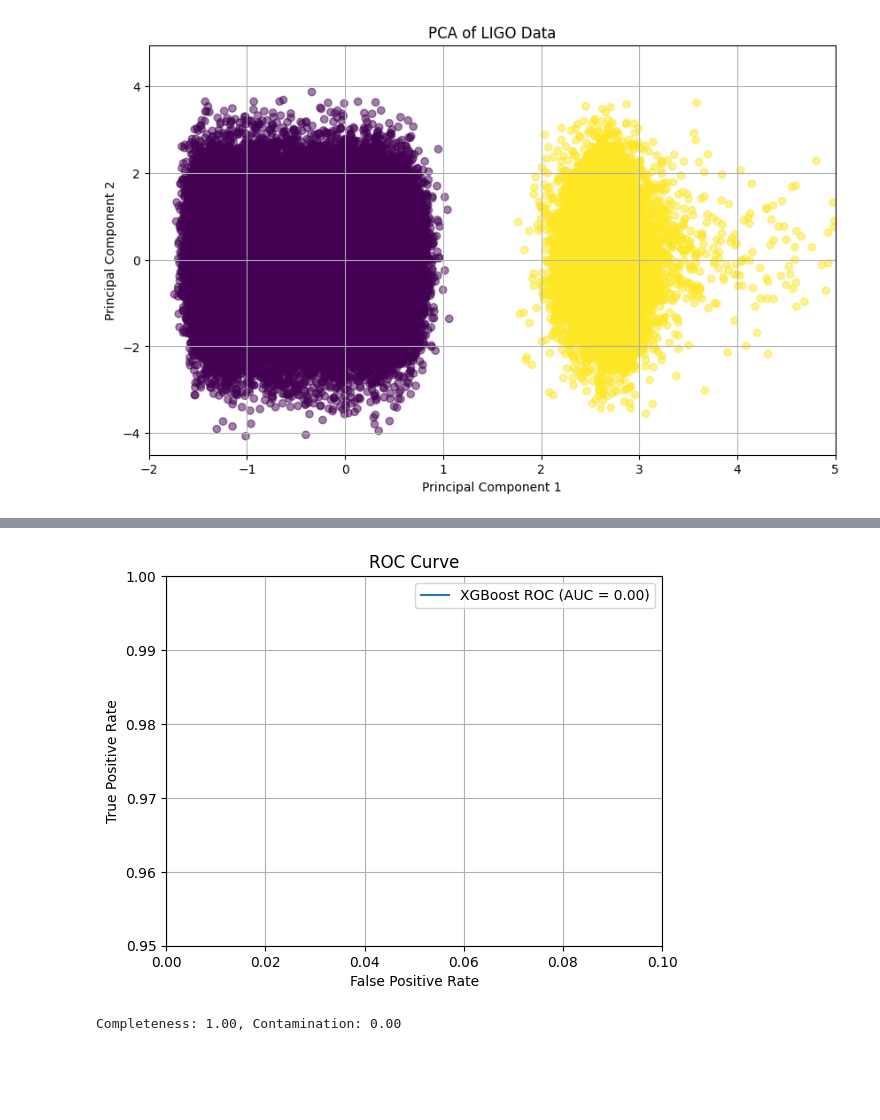
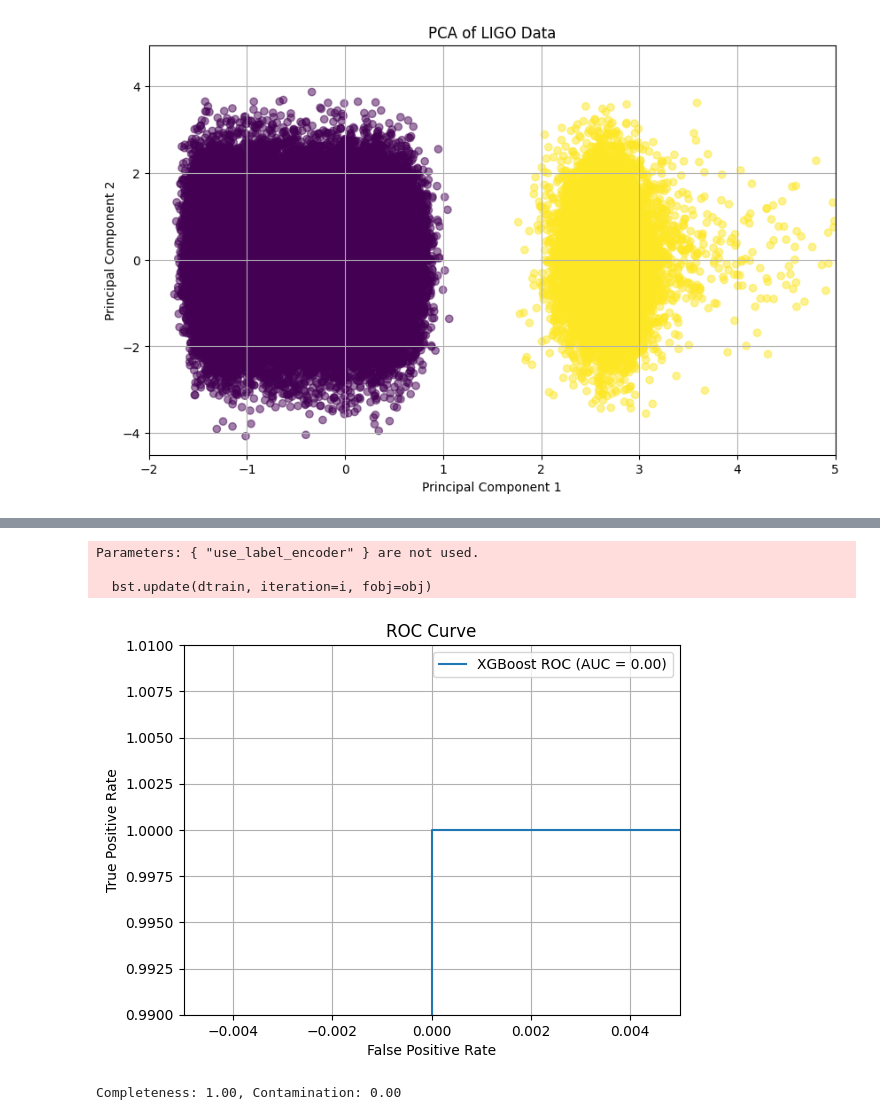
Before and after one commit to oblivion0218/ES_AstroStatistic, a Jupyter notebook: Riccardo_Bossi/lez 20/ligo.ipynb, the cells around one changed output, grey strips where cells are left out. Drawn from its saved outputs; the diff is of its cells as text; code cells hidden in the pictures; blank space fills up the shorter version.

```diff
--- a/Riccardo_Bossi/lez 20/ligo.ipynb
+++ b/Riccardo_Bossi/lez 20/ligo.ipynb
@@ -112,4 +110,4 @@ plt.show()
 # %%
 from sklearn.model_selection import train_test_split
 
-X_train, X_test, y_train, y_test = train_test_split(X_scaled, y, test_size=0.3, stratify=y, random_state=42)
+X_train, X_test, y_train, y_test = train_test_split(df, y, test_size=0.3, stratify=y, random_state=42)
@@ -137,0 +151,27 @@ XGBClassifier(base_score=None, booster=None, callbacks=None,
+# %%
+from sklearn.ensemble import GradientBoostingClassifier
+
+gradboost = GradientBoostingClassifier(n_estimators=300, max_depth=6, learning_rate=0.05,
+                                       subsample=0.8, random_state=42)
+gradboost.fit(X_train, y_train)
+
+y_score = gradboost.predict_proba(X_test)[:,1]
+fpr, tpr, _ = roc_curve(y_test, y_score)
+roc_auc = np.trapz(fpr, tpr)
+
+plt.plot(fpr, tpr, label=f'XGBoost ROC (AUC = {roc_auc:.2f})')
+plt.xlabel("False Positive Rate")
+plt.ylabel("True Positive Rate")
+plt.title("ROC Curve")
+plt.legend()
+plt.grid(True)
+plt.xlim(-0.005, 0.005)
+plt.ylim(0.99, 1.01)
+plt.show()
+
+y_pred = gradboost.predict(X_test)
+tn, fp, fn, tp = confusion_matrix(y_test, y_pred).ravel()
+completeness = tp / (tp + fn)
+contamination = fp / (tp + fp)
+
+print(f"Completeness: {completeness:.2f}, Contamination: {contamination:.2f}")
@@ -138,26 +233,33 @@ XGBClassifier(base_score=None, booster=None, callbacks=None,
 # %%
-from sklearn.metrics import roc_curve, confusion_matrix
+from xgboost import XGBClassifier
+model = XGBClassifier(n_estimators=300, max_depth=6, learning_rate=0.05,
+                      subsample=0.8, colsample_bytree=0.8, random_state=42, use_label_encoder=False, eval_metric='logloss')
+
+model.fit(X_train, y_train)
 
 y_score = model.predict_proba(X_test)[:,1]
 fpr, tpr, _ = roc_curve(y_test, y_score)
 roc_auc = np.trapz(fpr, tpr)
 
 plt.plot(fpr, tpr, label=f'XGBoost ROC (AUC = {roc_auc:.2f})')
 plt.xlabel("False Positive Rate")
 plt.ylabel("True Positive Rate")
 plt.title("ROC Curve")
 plt.legend()
 plt.grid(True)
-plt.xlim(0, 0.5)
-plt.ylim(0.95, 1)
+plt.xlim(-0.005, 0.005)
+plt.ylim(0.99, 1.01)
 plt.show()
 
 y_pred = model.predict(X_test)
 tn, fp, fn, tp = confusion_matrix(y_test, y_pred).ravel()
 completeness = tp / (tp + fn)
 contamination = fp / (tp + fp)
 
 print(f"Completeness: {completeness:.2f}, Contamination: {contamination:.2f}")
 # %% [output]
+Parameters: { "use_label_encoder" } are not used.
+
+  bst.update(dtrain, iteration=i, fobj=obj)
-[figure, old version]
+[figure, new version]
-Completeness: 1.00, Contamination: 0.00
+Completeness: 1.00, Contamination: 0.00
```
Also changed, not shown: parts of 18 cells of this notebook, 3 other files.
